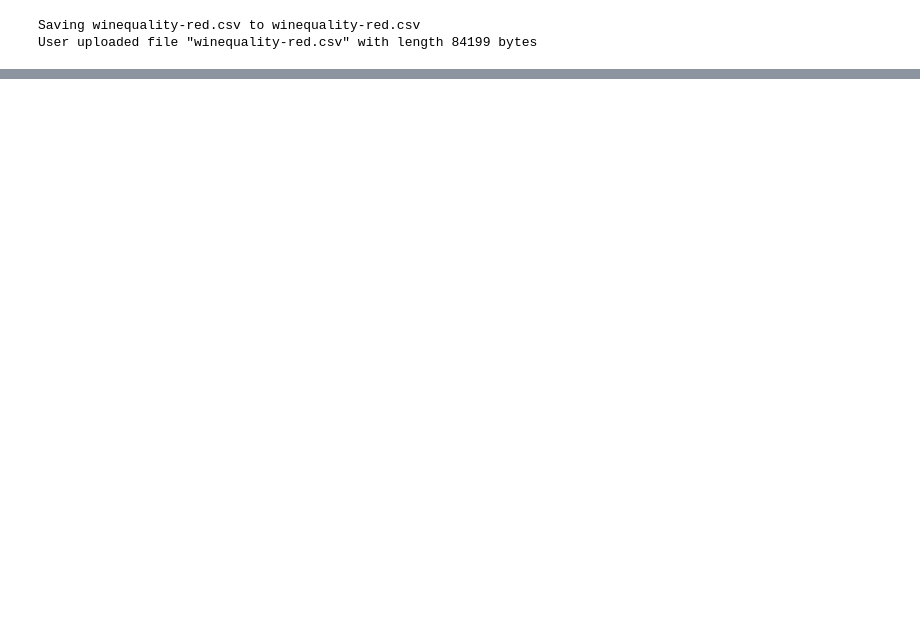
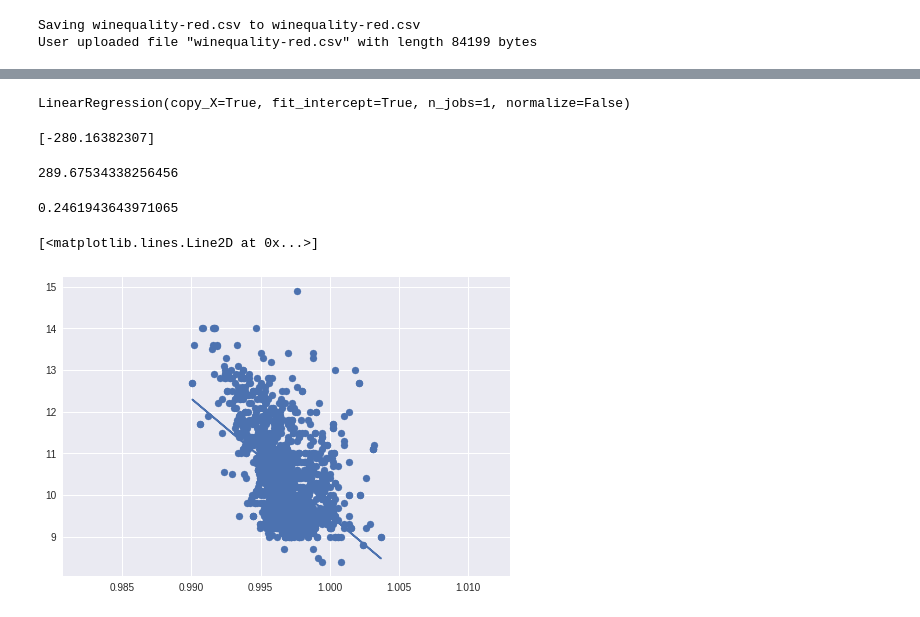
Before and after one commit to TakashiNomura/temp, a Jupyter notebook: Python_でデータサイエンス.ipynb, the cells around one changed output, grey strips where cells are left out. Drawn from its saved outputs; the diff is of its cells as text; code cells hidden in the pictures; blank space fills up the shorter version.

```diff
--- a/Python_でデータサイエンス.ipynb
+++ b/Python_でデータサイエンス.ipynb
@@ -527,0 +514,26 @@ wine.head
+# %%
+clf=linear_model.LinearRegression()
+# %%
+X=wine.loc[:,['density']].as_matrix()
+Y=wine['alcohol'].as_matrix()
+clf.fit(X,Y)
+# %% [output]
+LinearRegression(copy_X=True, fit_intercept=True, n_jobs=1, normalize=False)
+# %%
+print(clf.coef_)
+# %% [output]
+[-280.16382307]
+# %%
+print(clf.intercept_)
+# %% [output]
+289.67534338256456
+# %%
+print(clf.score(X,Y))
+# %% [output]
+0.2461943643971065
+# %%
+plt.scatter(X,Y)
+plt.plot(X, clf.predict(X))
+# %% [output]
+[<matplotlib.lines.Line2D at 0x...>]
+[figure, added]
```
Also changed, not shown: parts of 3 cells of this notebook.
